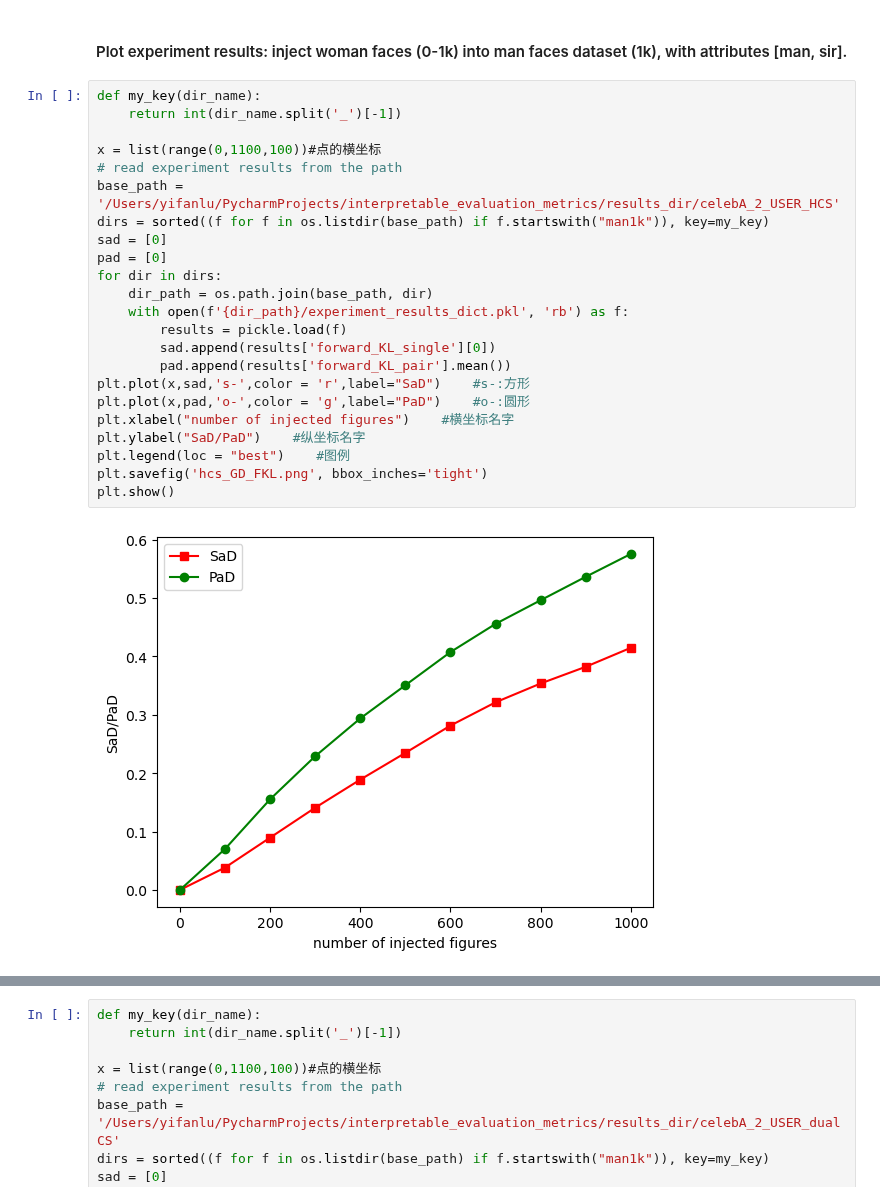
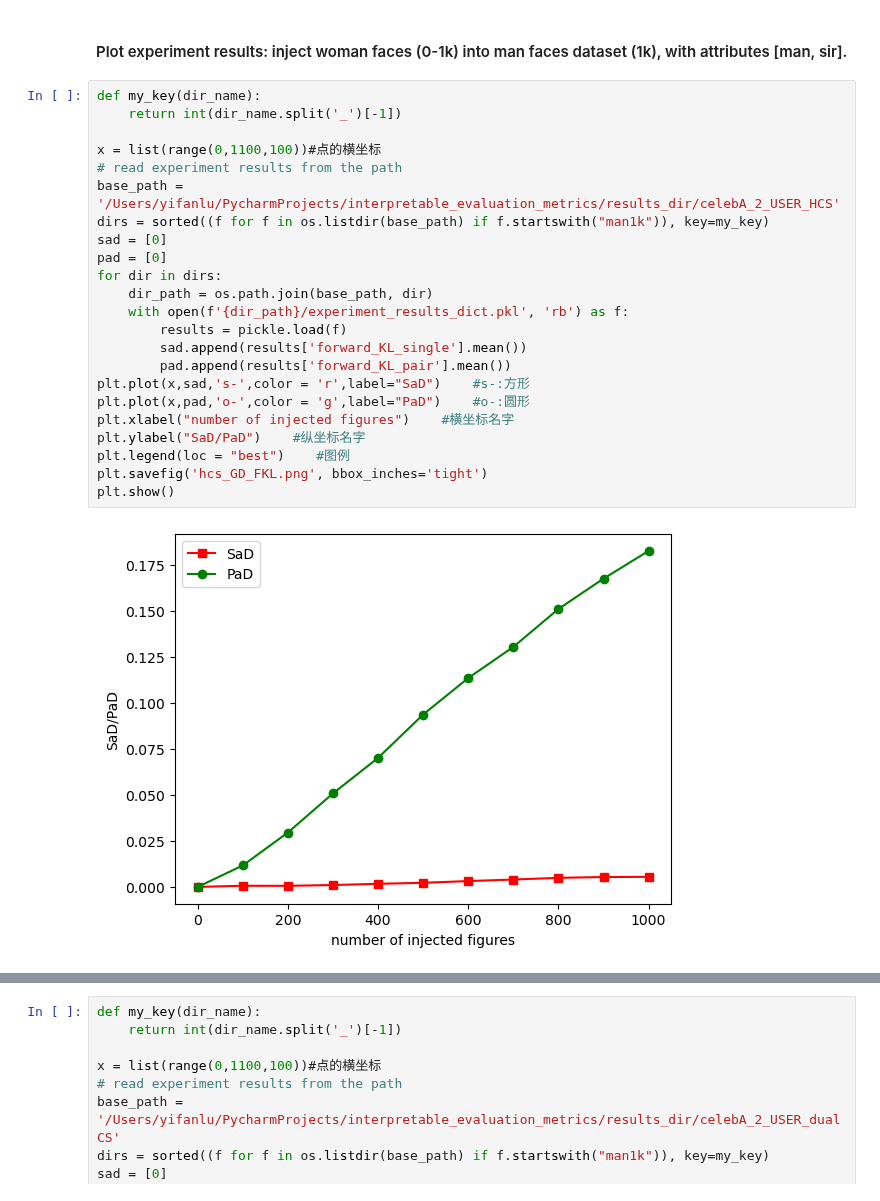
Before and after one commit to wwwfan628/ra_clipscore, a Jupyter notebook: notebooks/plot_figures_20250311.ipynb, the cells around one changed output, grey strips where cells are left out. Drawn from its saved outputs; the diff is of its cells as text.

```diff
--- a/notebooks/plot_figures_20250311.ipynb
+++ b/notebooks/plot_figures_20250311.ipynb
@@ -297,25 +297,25 @@ with open(path, 'rb') as f:
 # %%
 def my_key(dir_name):
     return int(dir_name.split('_')[-1])
 
 x = list(range(0,1100,100))#点的横坐标
 # read experiment results from the path
 base_path = '/Users/yifanlu/PycharmProjects/interpretable_evaluation_metrics/results_dir/celebA_2_USER_HCS'
 dirs = sorted((f for f in os.listdir(base_path) if f.startswith("man1k")), key=my_key)
 sad = [0]
 pad = [0]
 for dir in dirs:
     dir_path = os.path.join(base_path, dir)
     with open(f'{dir_path}/experiment_results_dict.pkl', 'rb') as f:
         results = pickle.load(f)
-        sad.append(results['forward_KL_single'][0])
+        sad.append(results['forward_KL_single'].mean())
         pad.append(results['forward_KL_pair'].mean())
 plt.plot(x,sad,'s-',color = 'r',label="SaD")    #s-:方形
 plt.plot(x,pad,'o-',color = 'g',label="PaD")    #o-:圆形
 plt.xlabel("number of injected figures")    #横坐标名字
 plt.ylabel("SaD/PaD")    #纵坐标名字
 plt.legend(loc = "best")    #图例
 plt.savefig('hcs_GD_FKL.png', bbox_inches='tight')
 plt.show()
 # %% [output]
-[figure, old version]
+[figure, new version]
```
Also changed, not shown: parts of 5 cells of this notebook, 10 other files.
